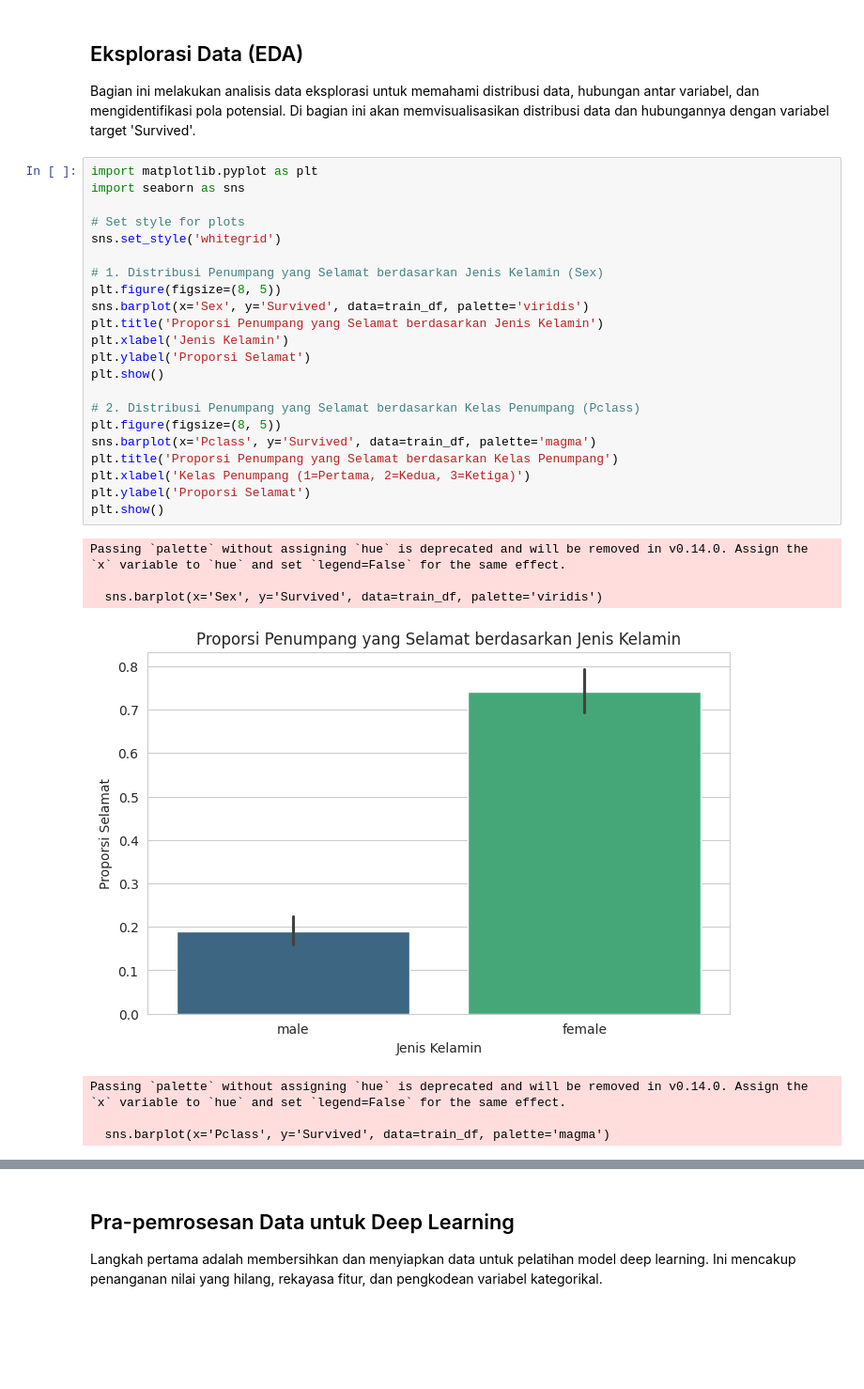
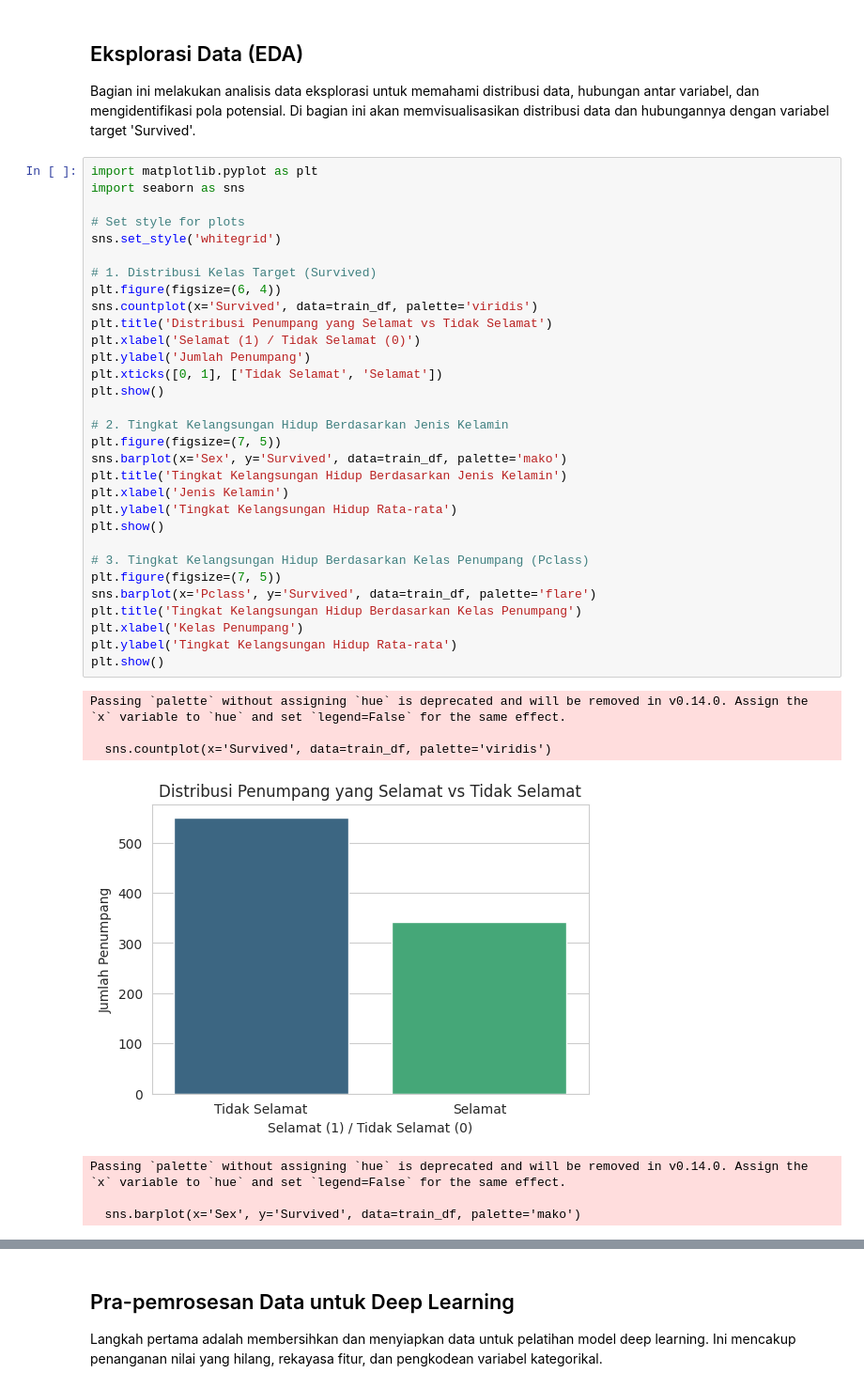
Before and after one commit to Tayo1103/uts_deep_learning, a Jupyter notebook: Notebook/UTS_Deep_Learning_Kasus_1_Data_Tabular_(DL).ipynb, the cells around one changed output, grey strips where cells are left out. Shown at 94% size. Saved outputs shown, nothing was run; the diff lists cells and outputs as text; blank space fills up the shorter version.

```diff
--- a/Notebook/UTS_Deep_Learning_Kasus_1_Data_Tabular_(DL).ipynb
+++ b/Notebook/UTS_Deep_Learning_Kasus_1_Data_Tabular_(DL).ipynb
@@ -79,30 +79,39 @@ Bagian ini melakukan analisis data eksplorasi untuk memahami distribusi data, hu
 # %%
 import matplotlib.pyplot as plt
 import seaborn as sns
 
 # Set style for plots
 sns.set_style('whitegrid')
 
-# 1. Distribusi Penumpang yang Selamat berdasarkan Jenis Kelamin (Sex)
-plt.figure(figsize=(8, 5))
-sns.barplot(x='Sex', y='Survived', data=train_df, palette='viridis')
-plt.title('Proporsi Penumpang yang Selamat berdasarkan Jenis Kelamin')
-plt.xlabel('Jenis Kelamin')
-plt.ylabel('Proporsi Selamat')
+# 1. Distribusi Kelas Target (Survived)
+plt.figure(figsize=(6, 4))
+sns.countplot(x='Survived', data=train_df, palette='viridis')
+plt.title('Distribusi Penumpang yang Selamat vs Tidak Selamat')
+plt.xlabel('Selamat (1) / Tidak Selamat (0)')
+plt.ylabel('Jumlah Penumpang')
+plt.xticks([0, 1], ['Tidak Selamat', 'Selamat'])
 plt.show()
 
-# 2. Distribusi Penumpang yang Selamat berdasarkan Kelas Penumpang (Pclass)
-plt.figure(figsize=(8, 5))
-sns.barplot(x='Pclass', y='Survived', data=train_df, palette='magma')
-plt.title('Proporsi Penumpang yang Selamat berdasarkan Kelas Penumpang')
-plt.xlabel('Kelas Penumpang (1=Pertama, 2=Kedua, 3=Ketiga)')
-plt.ylabel('Proporsi Selamat')
+# 2. Tingkat Kelangsungan Hidup Berdasarkan Jenis Kelamin
+plt.figure(figsize=(7, 5))
+sns.barplot(x='Sex', y='Survived', data=train_df, palette='mako')
+plt.title('Tingkat Kelangsungan Hidup Berdasarkan Jenis Kelamin')
+plt.xlabel('Jenis Kelamin')
+plt.ylabel('Tingkat Kelangsungan Hidup Rata-rata')
 plt.show()
+
+# 3. Tingkat Kelangsungan Hidup Berdasarkan Kelas Penumpang (Pclass)
+plt.figure(figsize=(7, 5))
+sns.barplot(x='Pclass', y='Survived', data=train_df, palette='flare')
+plt.title('Tingkat Kelangsungan Hidup Berdasarkan Kelas Penumpang')
+plt.xlabel('Kelas Penumpang')
+plt.ylabel('Tingkat Kelangsungan Hidup Rata-rata')
+plt.show()
 # %% [output]
 Passing `palette` without assigning `hue` is deprecated and will be removed in v0.14.0. Assign the `x` variable to `hue` and set `legend=False` for the same effect.
 
-  sns.barplot(x='Sex', y='Survived', data=train_df, palette='viridis')
+  sns.countplot(x='Survived', data=train_df, palette='viridis')
-[figure, old version]
+[figure, new version]
 Passing `palette` without assigning `hue` is deprecated and will be removed in v0.14.0. Assign the `x` variable to `hue` and set `legend=False` for the same effect.
 
-  sns.barplot(x='Pclass', y='Survived', data=train_df, palette='magma')
+  sns.barplot(x='Sex', y='Survived', data=train_df, palette='mako')
```
Also changed, not shown: parts of 2 cells of this notebook, 1 other file.
